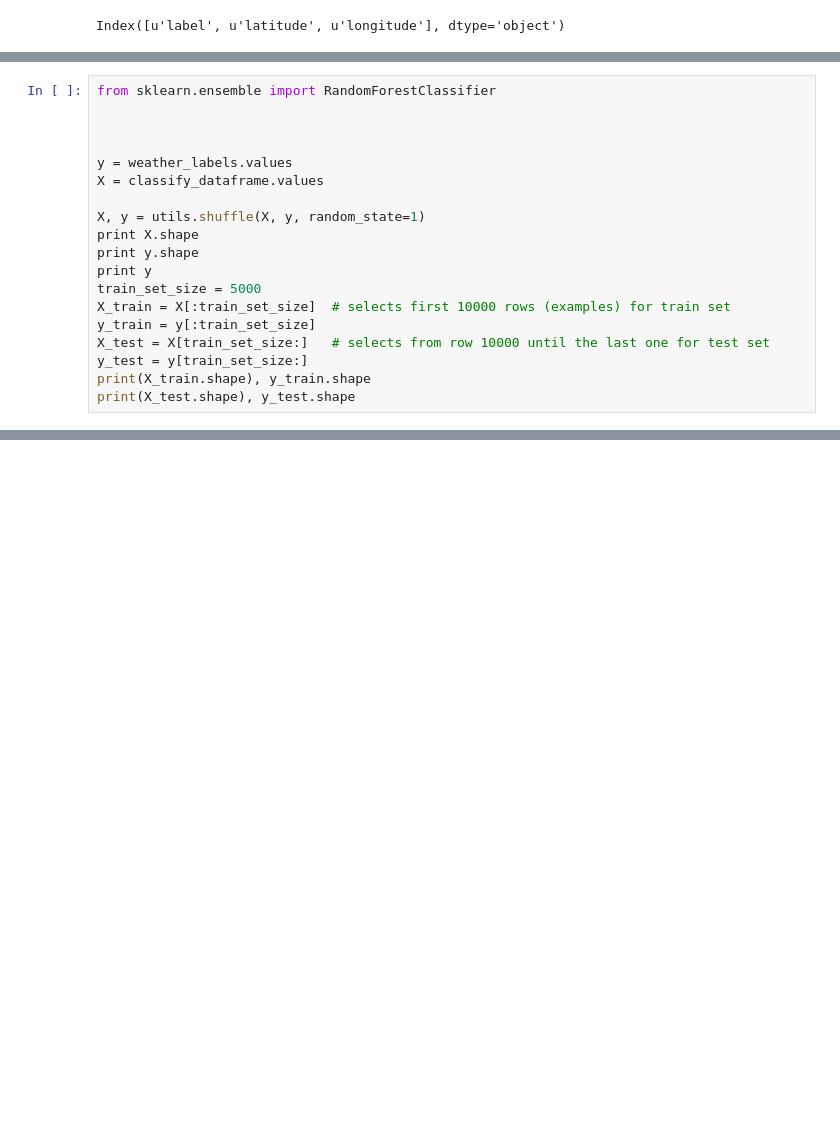
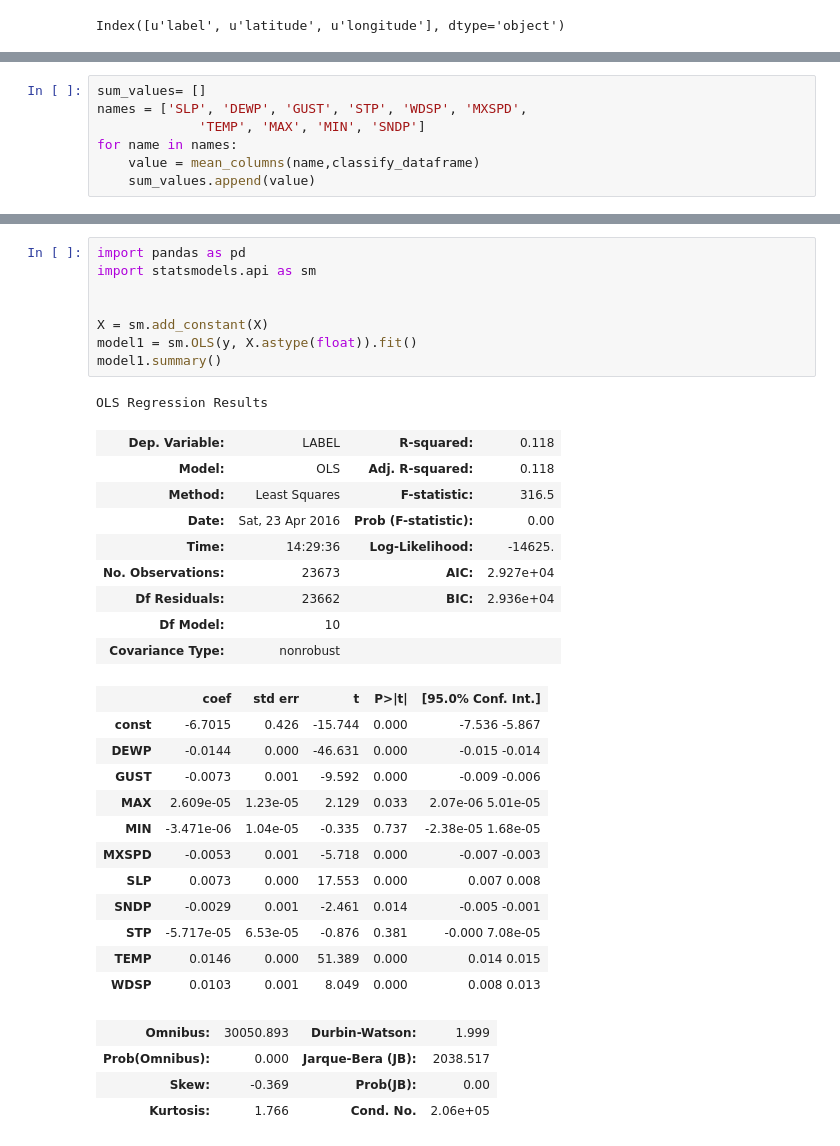
Before and after one commit to bu-panda/dm-project, a Jupyter notebook: code/dbscan.ipynb, the cells around one changed output, grey strips where cells are left out. Drawn from its saved outputs; the diff is of its cells as text; blank space fills up the shorter version.

```diff
--- a/code/dbscan.ipynb
+++ b/code/dbscan.ipynb
@@ -767,0 +605,7 @@ print(X_test.shape), y_test.shape
+# %%
+sum_values= []
+names = ['SLP', 'DEWP', 'GUST', 'STP', 'WDSP', 'MXSPD',
+             'TEMP', 'MAX', 'MIN', 'SNDP']
+for name in names:
+    value = mean_columns(name,classify_dataframe)
+    sum_values.append(value)
@@ -826,19 +741,0 @@ RANDOM FOREST
-# %%
-from sklearn.ensemble import RandomForestClassifier
-
-
-
-y = weather_labels.values
-X = classify_dataframe.values
-
-X, y = utils.shuffle(X, y, random_state=1)
-print X.shape
-print y.shape
-print y
-train_set_size = 5000
-X_train = X[:train_set_size]  # selects first 10000 rows (examples) for train set
-y_train = y[:train_set_size]
-X_test = X[train_set_size:]   # selects from row 10000 until the last one for test set
-y_test = y[train_set_size:]
-print(X_train.shape), y_train.shape
-print(X_test.shape), y_test.shape
@@ -897,0 +748,35 @@ plt.plot(trees, accuracy)
+# %%
+import pandas as pd
+import statsmodels.api as sm
+
+
+X = sm.add_constant(X)
+model1 = sm.OLS(y, X.astype(float)).fit()
+model1.summary()
+# %% [output]
+OLS Regression Results
+| Dep. Variable: | LABEL | R-squared: | 0.118 |
+| Model: | OLS | Adj. R-squared: | 0.118 |
+| Method: | Least Squares | F-statistic: | 316.5 |
+| Date: | Sat, 23 Apr 2016 | Prob (F-statistic): | 0.00 |
+| Time: | 14:29:36 | Log-Likelihood: | -14625. |
+| No. Observations: | 23673 | AIC: | 2.927e+04 |
+| Df Residuals: | 23662 | BIC: | 2.936e+04 |
+| Df Model: | 10 |  |  |
+| Covariance Type: | nonrobust |  |  |
+|  | coef | std err | t | P>|t| | [95.0% Conf. Int.] |
+| const | -6.7015 | 0.426 | -15.744 | 0.000 | -7.536 -5.867 |
+| DEWP | -0.0144 | 0.000 | -46.631 | 0.000 | -0.015 -0.014 |
+| GUST | -0.0073 | 0.001 | -9.592 | 0.000 | -0.009 -0.006 |
+| MAX | 2.609e-05 | 1.23e-05 | 2.129 | 0.033 | 2.07e-06 5.01e-05 |
+| MIN | -3.471e-06 | 1.04e-05 | -0.335 | 0.737 | -2.38e-05 1.68e-05 |
+| MXSPD | -0.0053 | 0.001 | -5.718 | 0.000 | -0.007 -0.003 |
+| SLP | 0.0073 | 0.000 | 17.553 | 0.000 | 0.007 0.008 |
+| SNDP | -0.0029 | 0.001 | -2.461 | 0.014 | -0.005 -0.001 |
+| STP | -5.717e-05 | 6.53e-05 | -0.876 | 0.381 | -0.000 7.08e-05 |
+| TEMP | 0.0146 | 0.000 | 51.389 | 0.000 | 0.014 0.015 |
+| WDSP | 0.0103 | 0.001 | 8.049 | 0.000 | 0.008 0.013 |
+| Omnibus: | 30050.893 | Durbin-Watson: | 1.999 |
+| Prob(Omnibus): | 0.000 | Jarque-Bera (JB): | 2038.517 |
+| Skew: | -0.369 | Prob(JB): | 0.00 |
+| Kurtosis: | 1.766 | Cond. No. | 2.06e+05 |
```
Also changed, not shown: parts of 61 cells of this notebook, 1 other file.
